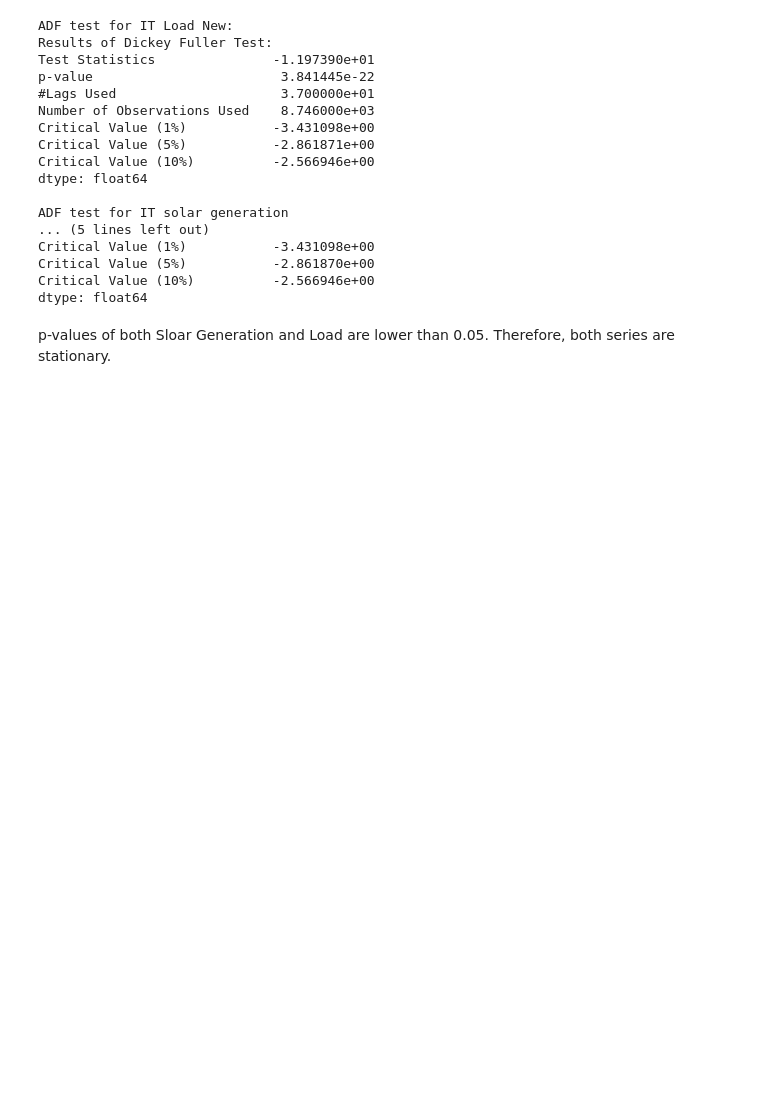
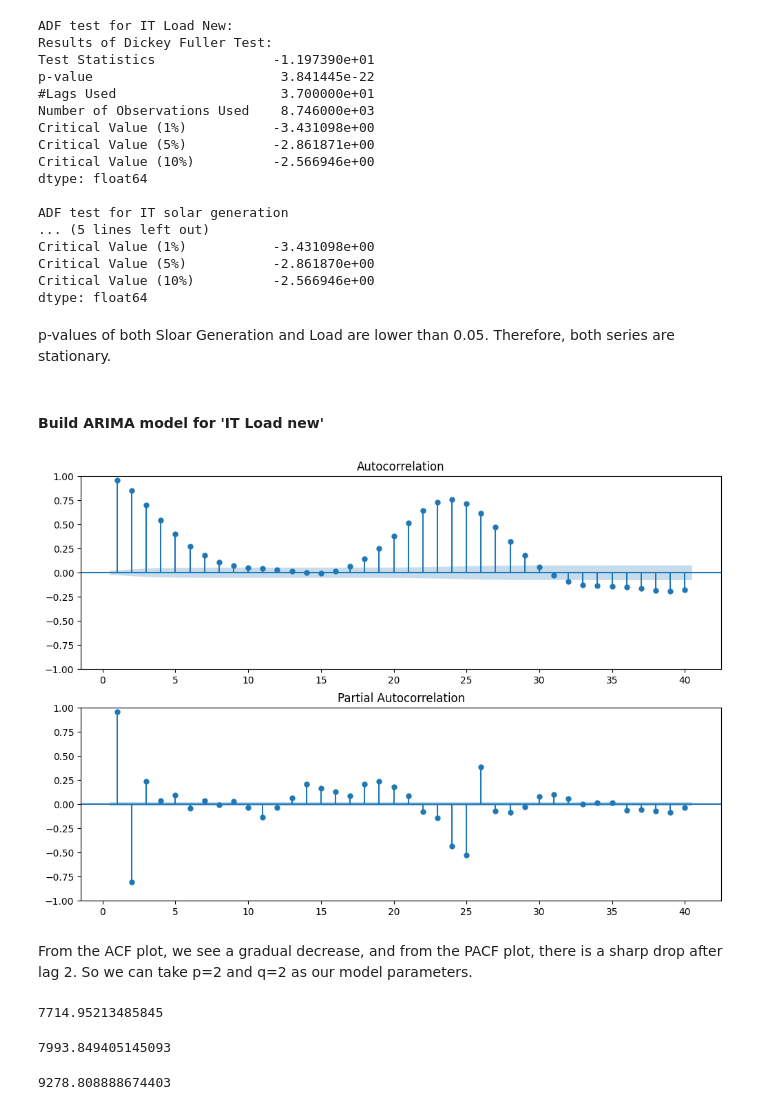
Before and after one commit to NishanD21/Energy-Demand-Forecasting---Time-Series-Analysis, a Jupyter notebook: energy.ipynb, the cells around one changed output. Cells and saved outputs as stored; diff of their text form; code cells hidden in the pictures; blank space fills up the shorter version.

```diff
--- a/energy.ipynb
+++ b/energy.ipynb
@@ -109,3 +109,75 @@ Critical Value (10%)          -2.566946e+00
 dtype: float64
 # %% [markdown]
 p-values of both Sloar Generation and Load are lower than 0.05. Therefore, both series are stationary.
+# %% [markdown]
+#### Build ARIMA model for 'IT Load new'
+# %%
+import statsmodels.graphics.tsaplots as sgt
+
+# plotting ACF and PACF
+
+fig, (ax1,ax2) = plt.subplots(2,1,figsize = (12,8))
+sgt.plot_acf(data['IT_load_new'], lags =40, zero = False, ax = ax1)
+sgt.plot_pacf(data['IT_load_new'], lags =40, zero = False, ax = ax2)
+plt.show()
+# %% [output]
+[figure, added]
+# %% [markdown]
+From the ACF plot, we see a gradual decrease, and from the PACF plot, there is a sharp drop after lag 2. So we can take p=2 and q=2 as our model parameters.
+# %%
+from statsmodels.tsa.arima.model  import ARIMA
+from sklearn.metrics import mean_squared_error
+from math import sqrt
+
+# splitting data into training and sets
+
+train_size = int(len(data['IT_load_new']) * 0.8)
+train, test = data['IT_load_new'][:train_size],data['IT_load_new'][train_size:]
+
+# fit the arima model (2,0,2)
+
+model =  ARIMA(train, order= (2,0,2))
+model_fit = model.fit()
+
+# make predictions on the test set
+
+predictions = model_fit.predict(start = len(train), end = len(train) + len(test) -1)
+
+# Calculate RMSE
+
+rmse = sqrt (mean_squared_error(test,predictions))
+rmse
+# %% [output]
+7714.95213485845
+# %%
+# fit the arima model (2,1,2)
+
+model =  ARIMA(train, order= (2,1,2))
+model_fit = model.fit()
+
+# make predictions on the test set
+
+predictions = model_fit.predict(start = len(train), end = len(train) + len(test) -1)
+
+# Calculate RMSE
+
+rmse = sqrt (mean_squared_error(test,predictions))
+rmse
+# %% [output]
+7993.849405145093
+# %%
+# fit the arima model (2,2,2)
+
+model =  ARIMA(train, order= (2,2,2))
+model_fit = model.fit()
+
+# make predictions on the test set
+
+predictions = model_fit.predict(start = len(train), end = len(train) + len(test) -1)
+
+# Calculate RMSE
+
+rmse = sqrt (mean_squared_error(test,predictions))
+rmse
+# %% [output]
+9278.808888674403
```
Also changed, not shown: parts of 1 cell of this notebook.
